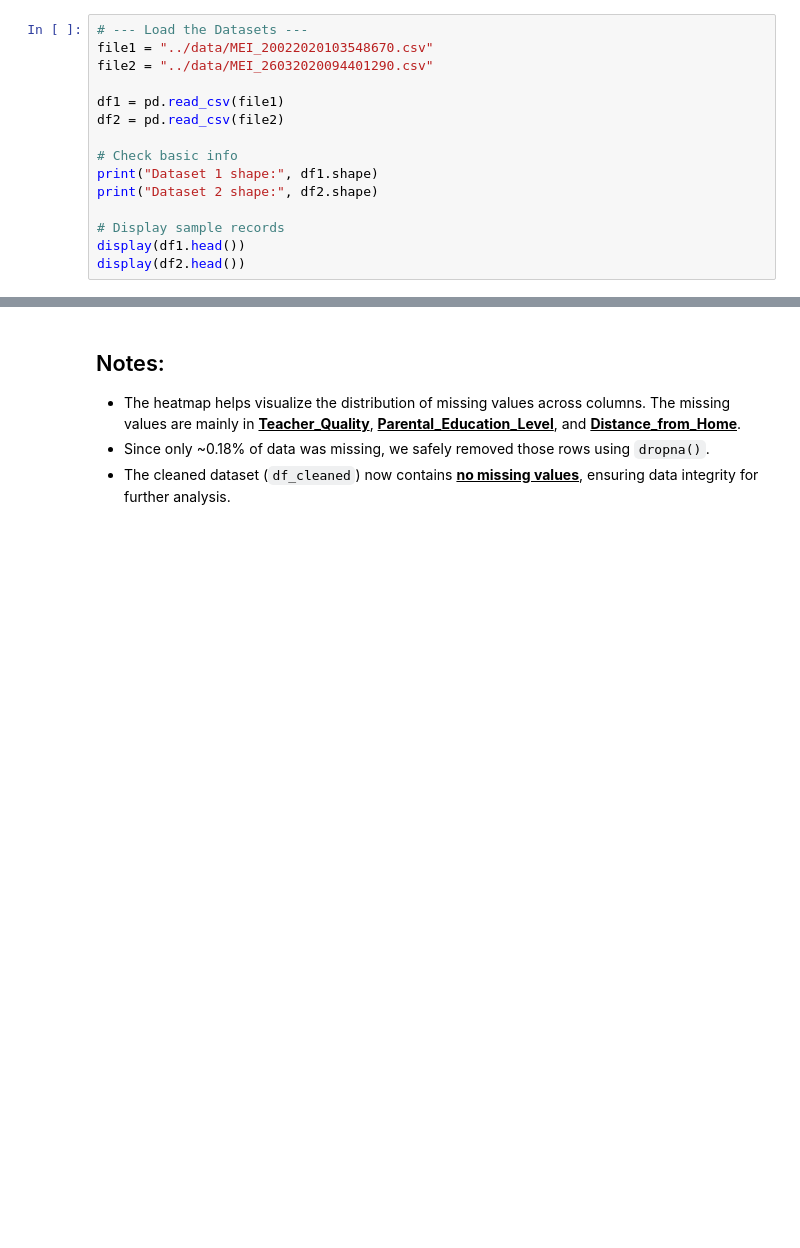
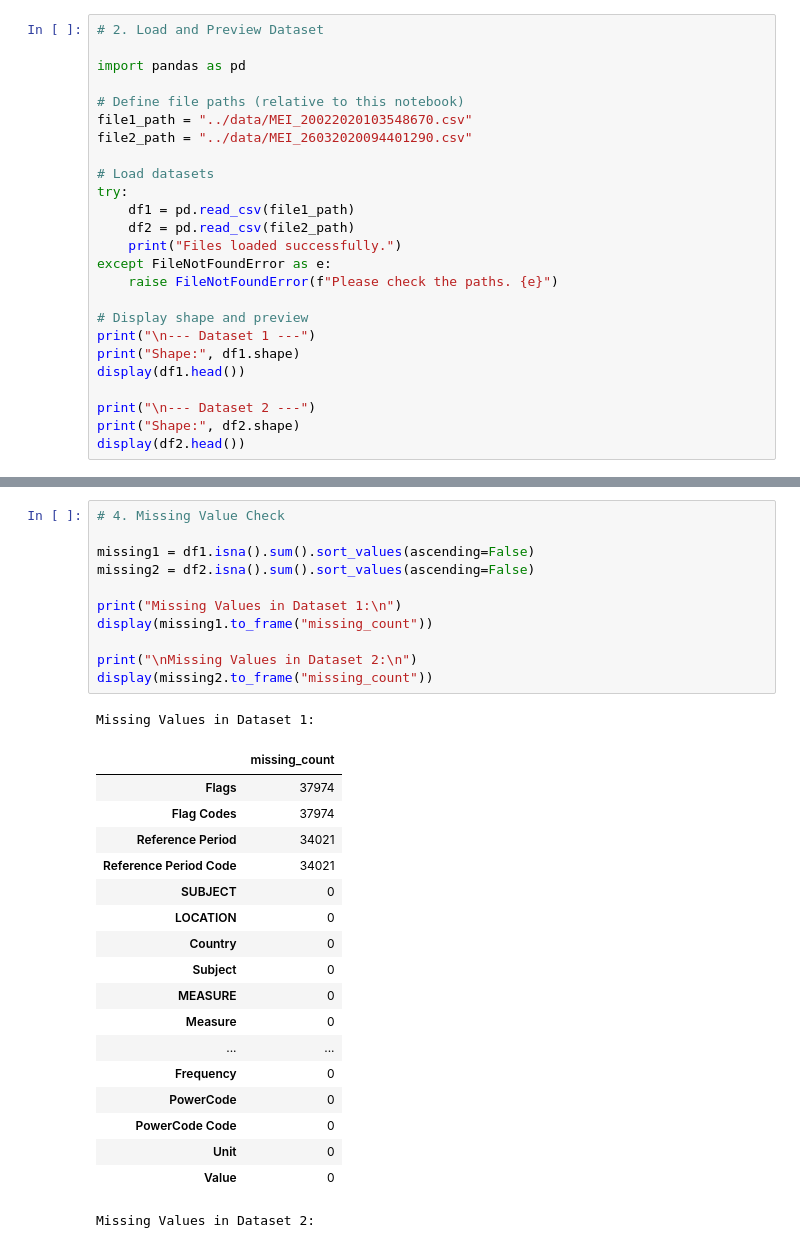
Before and after one commit to JingPansh22/oecd-leading-indicators, a Jupyter notebook: notebooks/01_intro_and_dataset.ipynb, the cells around one changed output, grey strips where cells are left out. Saved outputs shown, nothing was run; the diff lists cells and outputs as text; blank space fills up the shorter version.

```diff
--- a/notebooks/01_intro_and_dataset.ipynb
+++ b/notebooks/01_intro_and_dataset.ipynb
@@ -42,16 +21,26 @@ C:\Users\jingp\OneDrive - Wentworth Institute of Technology\2025_Fall\Data Funda
 # %%
-# --- Load the Datasets ---
-file1 = "../data/MEI_20022020103548670.csv"
-file2 = "../data/MEI_26032020094401290.csv"
+# 2. Load and Preview Dataset
 
-df1 = pd.read_csv(file1)
-df2 = pd.read_csv(file2)
+import pandas as pd
 
-# Check basic info
-print("Dataset 1 shape:", df1.shape)
-print("Dataset 2 shape:", df2.shape)
+# Define file paths (relative to this notebook)
+file1_path = "../data/MEI_20022020103548670.csv"
+file2_path = "../data/MEI_26032020094401290.csv"
 
-# Display sample records
+# Load datasets
+try:
+    df1 = pd.read_csv(file1_path)
+    df2 = pd.read_csv(file2_path)
+    print("Files loaded successfully.")
+except FileNotFoundError as e:
+    raise FileNotFoundError(f"Please check the paths. {e}")
+
+# Display shape and preview
+print("\n--- Dataset 1 ---")
+print("Shape:", df1.shape)
 display(df1.head())
+
+print("\n--- Dataset 2 ---")
+print("Shape:", df2.shape)
 display(df2.head())
 # %% [output]
@@ -169,6 +187,31 @@ Shape after : (6378, 20)
-# %% [markdown]
-## Notes:
-- The heatmap helps visualize the distribution of missing values across columns.
-  The missing values are mainly in <u>**Teacher_Quality**</u>, <u>**Parental_Education_Level**</u>, and <u>**Distance_from_Home**</u>.
-- Since only ~0.18% of data was missing, we safely removed those rows using `dropna()`.
-- The cleaned dataset (`df_cleaned`) now contains <u>**no missing values**</u>, ensuring data integrity for further analysis.
+# %%
+# 4. Missing Value Check
+
+missing1 = df1.isna().sum().sort_values(ascending=False)
+missing2 = df2.isna().sum().sort_values(ascending=False)
+
+print("Missing Values in Dataset 1:\n")
+display(missing1.to_frame("missing_count"))
+
+print("\nMissing Values in Dataset 2:\n")
+display(missing2.to_frame("missing_count"))
+# %% [output]
+Missing Values in Dataset 1:
+|  | missing_count |
+| Flags | 37974 |
+| Flag Codes | 37974 |
+| Reference Period | 34021 |
+| Reference Period Code | 34021 |
+| SUBJECT | 0 |
+| LOCATION | 0 |
+| Country | 0 |
+| Subject | 0 |
+| MEASURE | 0 |
+| Measure | 0 |
+| ... | ... |
+| Frequency | 0 |
+| PowerCode | 0 |
+| PowerCode Code | 0 |
+| Unit | 0 |
+| Value | 0 |
+Missing Values in Dataset 2:
```
Also changed, not shown: parts of 26 cells of this notebook.
